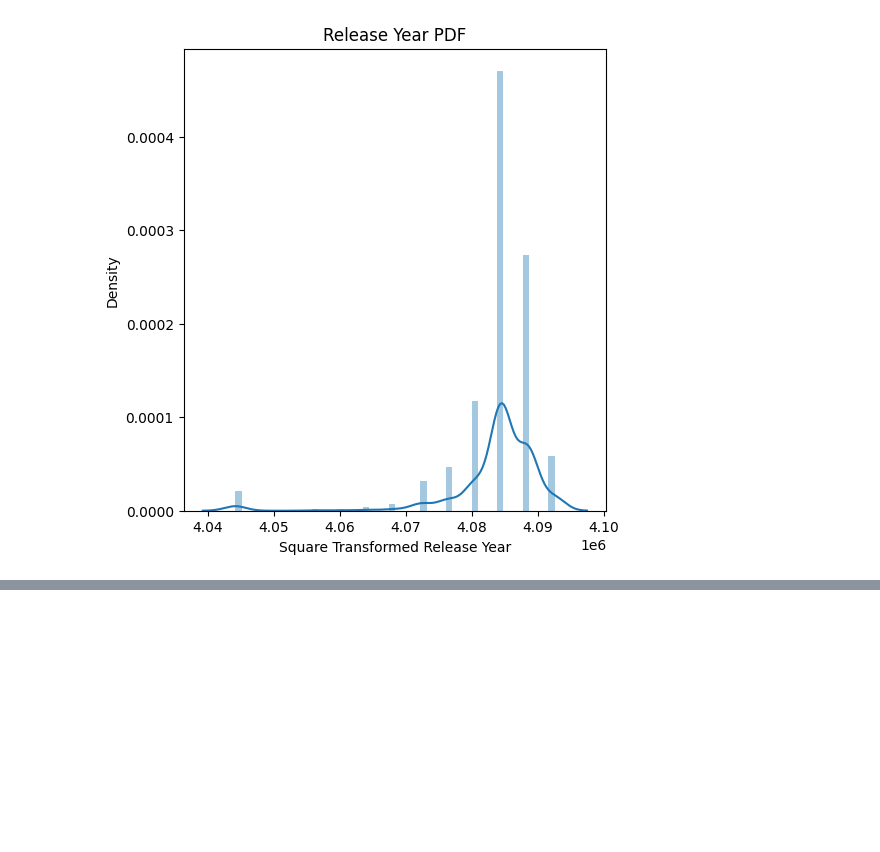
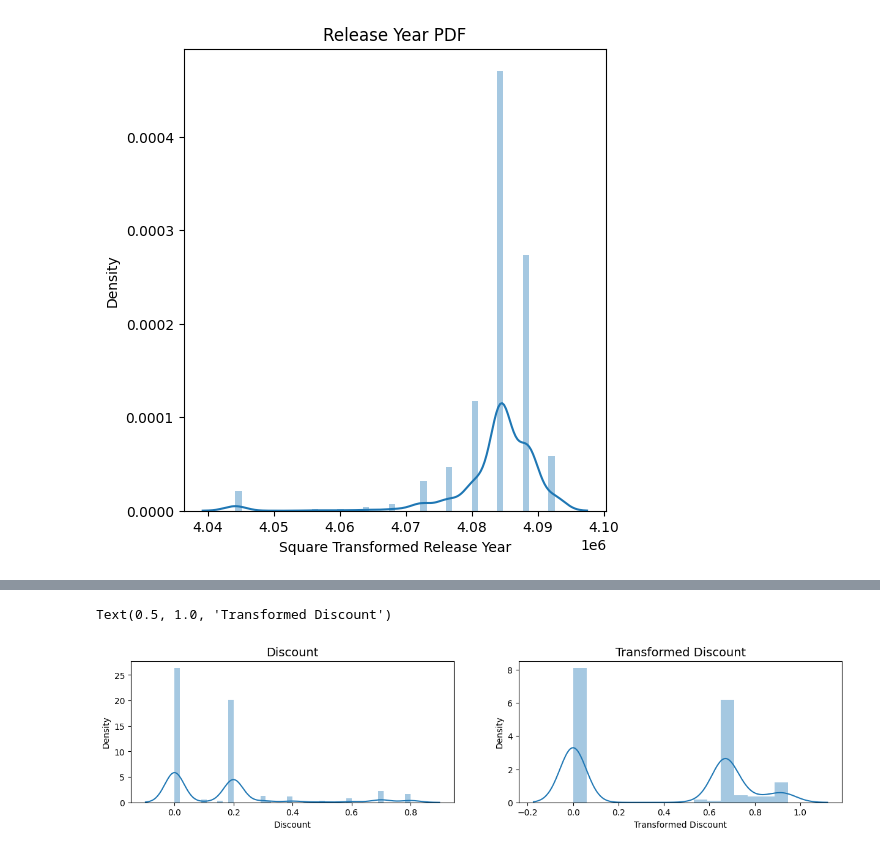
Before and after one commit to SumanGouda/Scikit-Learn-, a Jupyter notebook: DATA PROCESSING/Practice data engineering notebook.ipynb, the cells around one changed output, grey strips where cells are left out. Drawn from its saved outputs; the diff is of its cells as text; code cells hidden in the pictures; blank space fills up the shorter version.

```diff
--- a/DATA PROCESSING/Practice data engineering notebook.ipynb
+++ b/DATA PROCESSING/Practice data engineering notebook.ipynb
@@ -68,0 +157,23 @@ plt.show()
+# %%
+# Create a figure with two subplots
+plt.figure(figsize=(15, 3))
+
+# Plot the original sales distribution on the first subplot
+plt.subplot(1, 2, 1)
+sns.distplot(df['Discount'])
+plt.title('Discount', fontsize=14)
+
+# Applying Log Transform to Discount column
+log_trf = FunctionTransformer(lambda x: np.power(x, 1/4))
+log_trf.fit(df['Discount'].values.reshape(-1, 1))
+
+transformed_array = log_trf.transform(df['Discount'].values.reshape(-1, 1))
+transformed_discount_df = pd.DataFrame(transformed_array, columns=['Transformed Discount'])
+
+# Plot the transformed sales distribution on the second subplot
+plt.subplot(1, 2, 2)
+sns.distplot(transformed_discount_df['Transformed Discount'])
+plt.title('Transformed Discount', fontsize=14)
+# %% [output]
+Text(0.5, 1.0, 'Transformed Discount')
+[figure, added]
```
Also changed, not shown: parts of 8 cells of this notebook, 2 other files.
